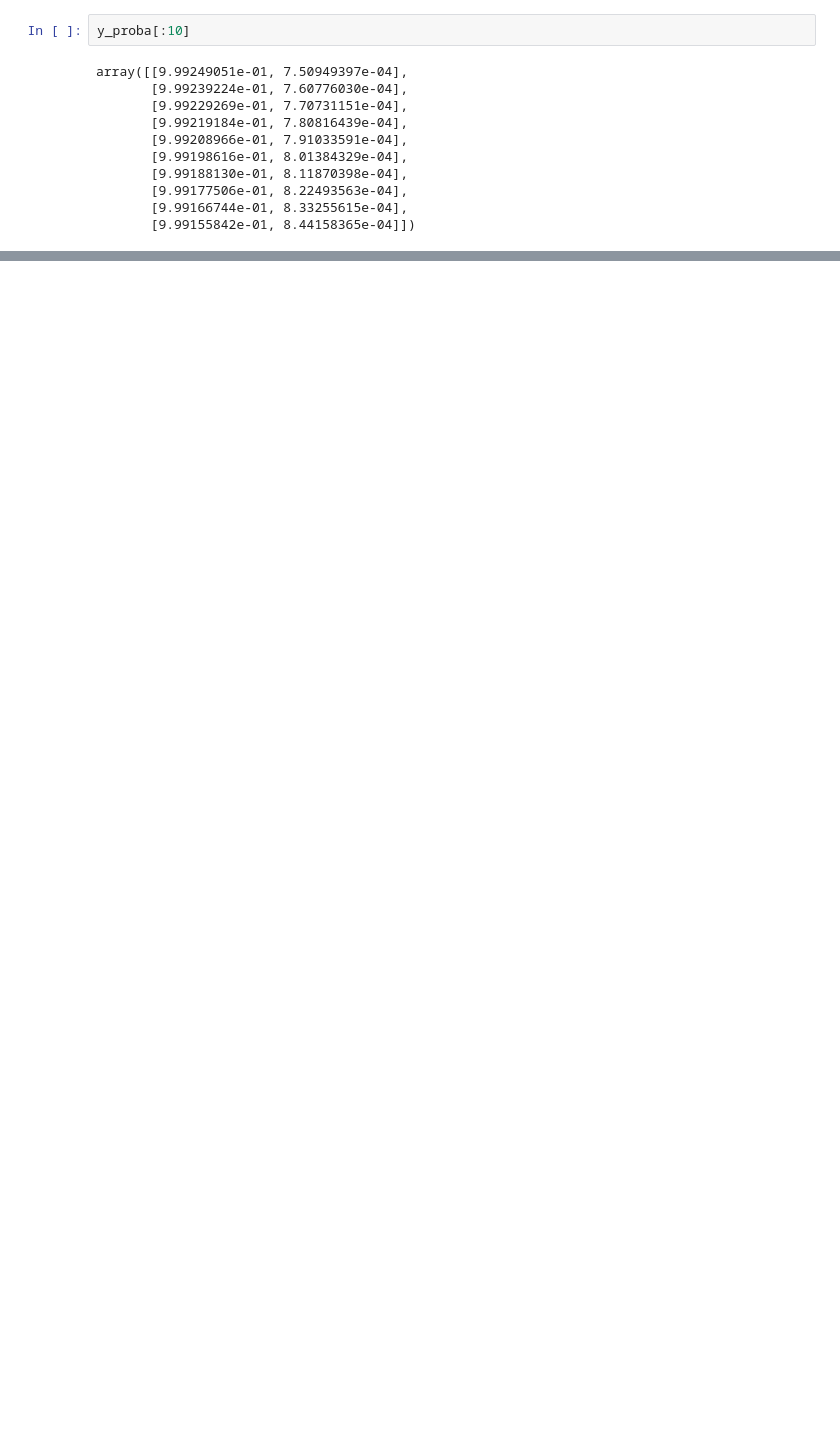
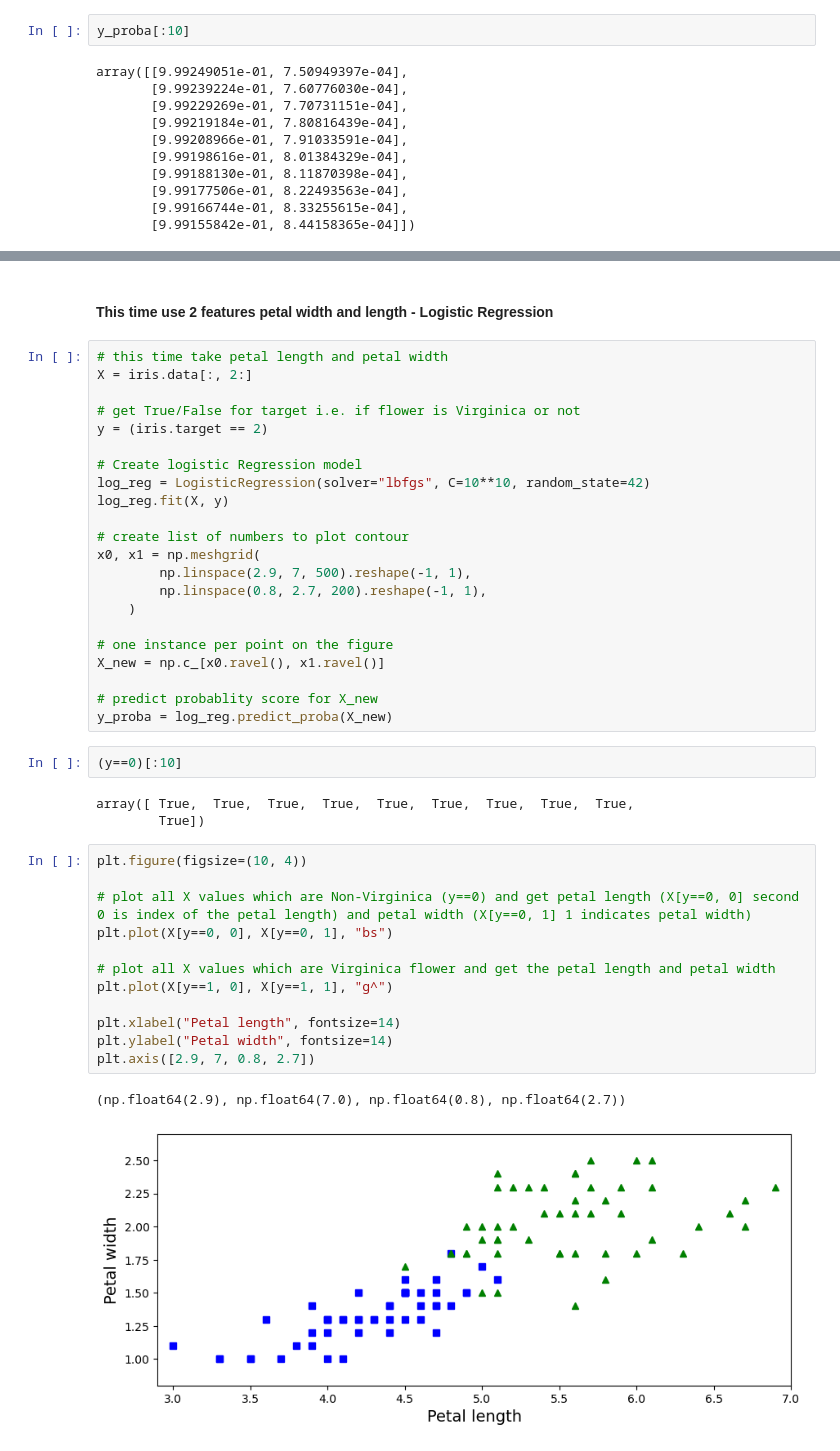
Before and after one commit to rohit-abhishek/Python_Workspace, a Jupyter notebook: hands-on-ml/SELF/Chapter 4 - Training Model.ipynb, the cells around one changed output, grey strips where cells are left out. Cells and saved outputs as stored; diff of their text form; blank space fills up the shorter version.

Commit message:
added exercise data

```diff
--- a/hands-on-ml/SELF/Chapter 4 - Training Model.ipynb
+++ b/hands-on-ml/SELF/Chapter 4 - Training Model.ipynb
@@ -1441,0 +1457,44 @@ plt.legend(loc="center left")
+# %% [markdown]
+#### This time use 2 features petal width and length - Logistic Regression
+# %%
+# this time take petal length and petal width
+X = iris.data[:, 2:]
+
+# get True/False for target i.e. if flower is Virginica or not
+y = (iris.target == 2)
+
+# Create logistic Regression model
+log_reg = LogisticRegression(solver="lbfgs", C=10**10, random_state=42)
+log_reg.fit(X, y)
+
+# create list of numbers to plot contour
+x0, x1 = np.meshgrid(
+        np.linspace(2.9, 7, 500).reshape(-1, 1),
+        np.linspace(0.8, 2.7, 200).reshape(-1, 1),
+    )
+
+# one instance per point on the figure
+X_new = np.c_[x0.ravel(), x1.ravel()]
+
+# predict probablity score for X_new
+y_proba = log_reg.predict_proba(X_new)
+# %%
+(y==0)[:10]
+# %% [output]
+array([ True,  True,  True,  True,  True,  True,  True,  True,  True,
+        True])
+# %%
+plt.figure(figsize=(10, 4))
+
+# plot all X values which are Non-Virginica (y==0) and get petal length (X[y==0, 0] second 0 is index of the petal length) and petal width (X[y==0, 1] 1 indicates petal width)
+plt.plot(X[y==0, 0], X[y==0, 1], "bs")
+
+# plot all X values which are Virginica flower and get the petal length and petal width
+plt.plot(X[y==1, 0], X[y==1, 1], "g^")
+
+plt.xlabel("Petal length", fontsize=14)
+plt.ylabel("Petal width", fontsize=14)
+plt.axis([2.9, 7, 0.8, 2.7])
+# %% [output]
+(np.float64(2.9), np.float64(7.0), np.float64(0.8), np.float64(2.7))
+[figure, added]
```
Also changed, not shown: parts of 59 cells of this notebook.
